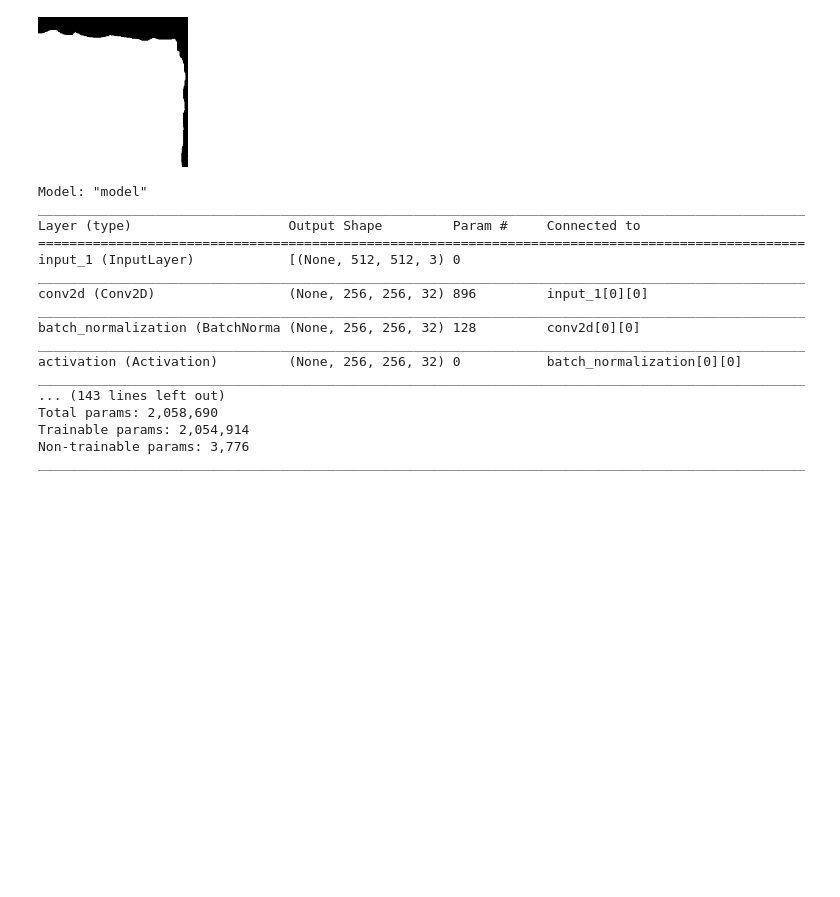
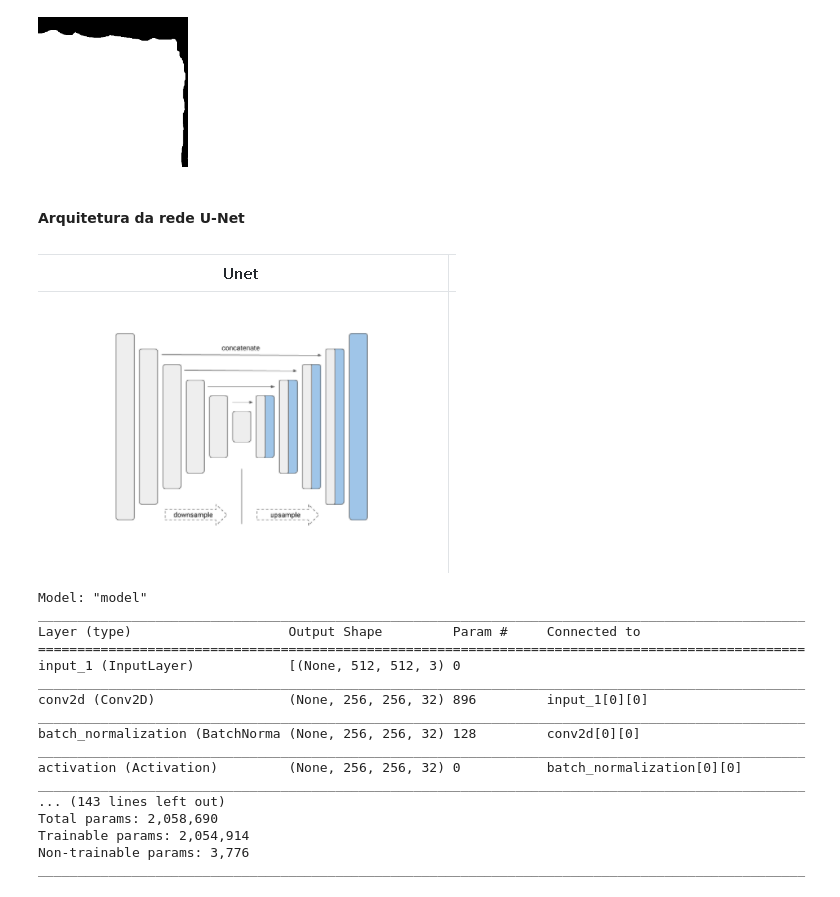
Before and after one commit to rodolfoarruda/MachineLearning, a Jupyter notebook: Pratica_ProcImg_v2.ipynb, the cells around one changed output. Cells and saved outputs as stored; diff of their text form; code cells hidden in the pictures; blank space fills up the shorter version.

```diff
--- a/Pratica_ProcImg_v2.ipynb
+++ b/Pratica_ProcImg_v2.ipynb
@@ -566,6 +701,13 @@ class OxfordPets(keras.utils.Sequence):
             # Ground truth labels are 1, 2, 3. Subtract one to make them 0, 1, 2:
             y[j] -= 1
         return x, y
+# %% [markdown]
+#### Arquitetura da rede U-Net
+# %%
+from IPython.display import Image
+Image(filename='/content/drive/MyDrive/Doutorado/pesquisa/03_experimentos/arquivos/Capturar.PNG')
+# %% [output]
+[figure, added]
 # %%
 
 
```
Also changed, not shown: parts of 29 cells of this notebook.
